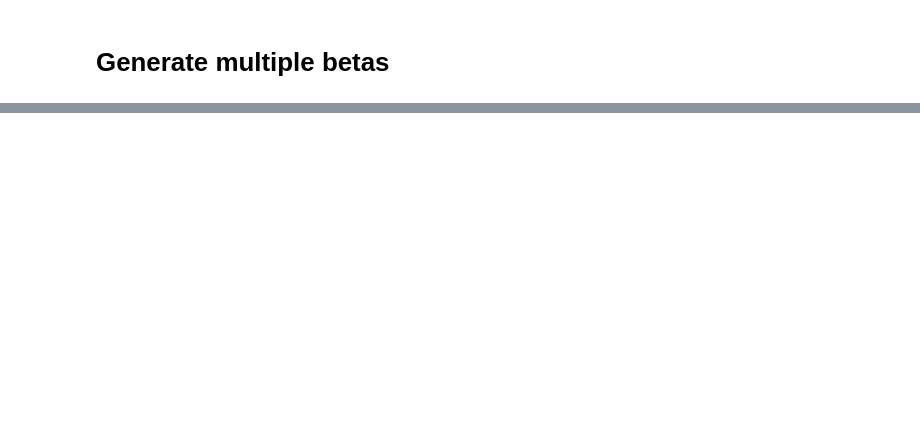
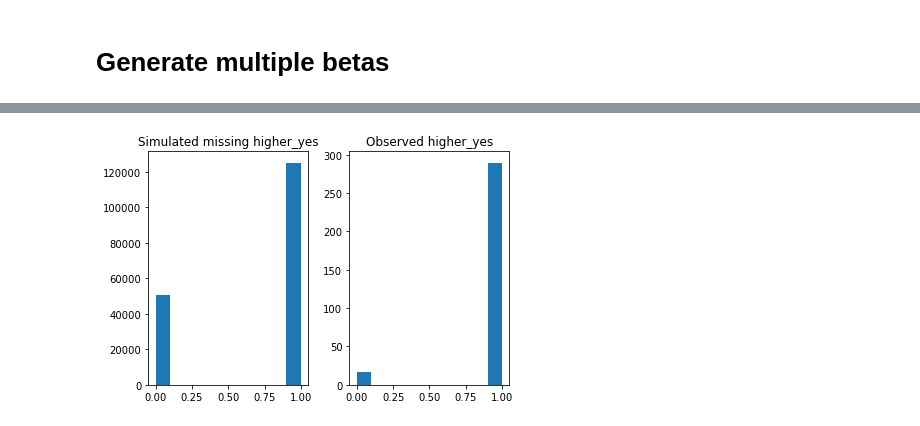
Before and after one commit to lbotti319/bayesian_math_scores, a Jupyter notebook: 03_MAR_Model.ipynb, the cells around one changed output, grey strips where cells are left out. Cells and saved outputs as stored; diff of their text form; code cells hidden in the pictures; blank space fills up the shorter version.

Commit message:
add cells for observed vs. simulated plots

```diff
--- a/03_MAR_Model.ipynb
+++ b/03_MAR_Model.ipynb
@@ -141,0 +102,26 @@ results.shape
+# %%
+df = pd.read_csv('student-mat.csv', sep=",")
+features = ["age", "sex", "failures", "higher", "Medu",
+            "absences", "G2", "G3"]
+df = df[features]
+X_df, y_df = prepare_data_no_standardizing(df)
+X = MAR_data_deletion(X_df, 0.25, 0.25, 'higher_yes', 'G2')
+y = y_df.to_numpy()
+B = 2000
+thin = 10
+(betas, sigmas2, higher_yes_sim, G2_sim, alphas, gammas, etas) = Gibbs_MH(X, y, B, thin)
+# %%
+plt.subplot(121)
+plt.hist(higher_yes_sim.flatten())
+plt.title(f'Simulated missing higher_yes')
+
+
+plt.subplot(122)
+plt.hist(X.loc[:, "higher_yes"])
+plt.title(f'Observed higher_yes')
+
+plt.tight_layout()
+# plt.savefig('figures/MAR_0.1_higher_yes.png')
+plt.show()
+# %% [output]
+[figure, added]
```
Also changed, not shown: parts of 24 cells of this notebook, 1 other file.
